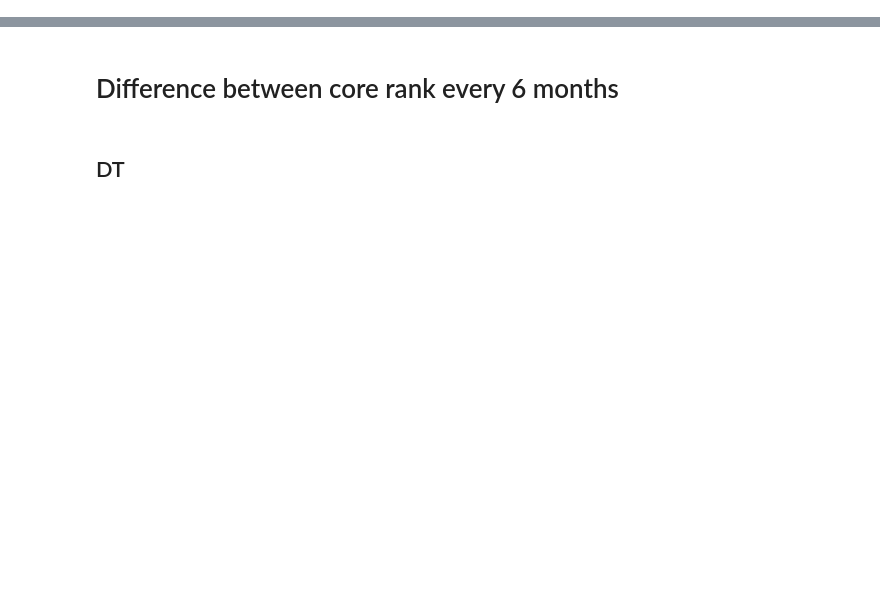
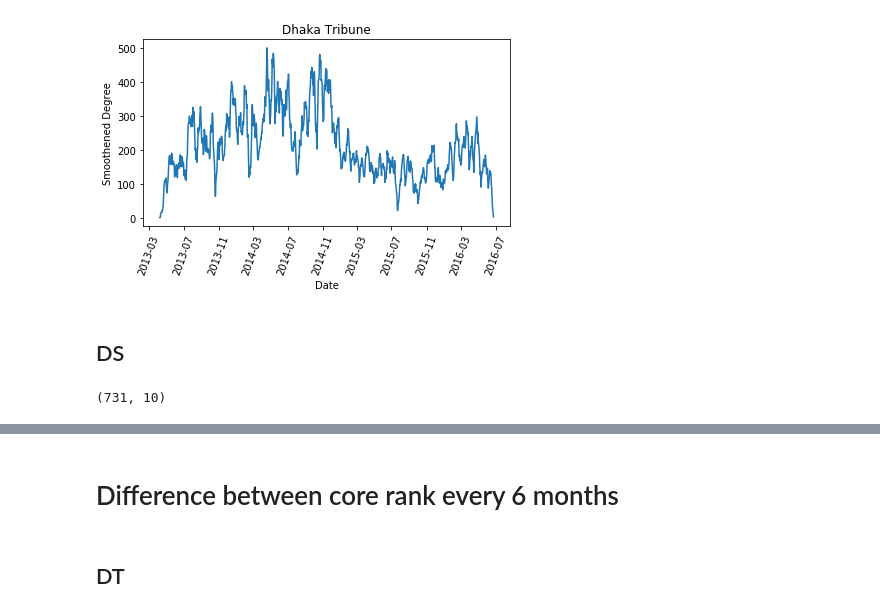
Before and after one commit to shoumikchow/Research, a Jupyter notebook: network-exploration.ipynb, the cells around one changed output, grey strips where cells are left out. Drawn from its saved outputs; the diff is of its cells as text; code cells hidden in the pictures; blank space fills up the shorter version.

```diff
--- a/network-exploration.ipynb
+++ b/network-exploration.ipynb
@@ -668,0 +135,2 @@ ml.head()
+# %%
+expiry_date = 10
@@ -668,0 +139,47 @@ ml.head()
+# %%
+df = pd.read_pickle('Data/Processed Data/Networks/DT-network.pkl')
+df['timestamp'] = df['timestamp'].apply(lambda x: x['$date'])
+df['timestamp'] = pd.to_datetime(df['timestamp'])
+df['timestamp'] = df['timestamp'].dt.date
+df = df[((df['type0'] == 'person') & (df['type1'] == 'person'))]
+# %%
+df.sort_values(by='timestamp', inplace=True)
+# %%
+subject_objects = []
+subject_objects_with_timestamps = []
+days = []
+edgeOccurencesEachDay = {}
+
+for _, row in df.iterrows():
+    date = row['timestamp']
+    subject_objects.append(tuple((row['entity0'],row['entity1'])))
+
+    for i in range(1,expiry_date+1):
+        subject_objects_with_timestamps.append(tuple((row['entity0'],row['entity1'],date)))
+
+        if date in edgeOccurencesEachDay:
+            edgeOccurencesEachDay[date] += 1
+        else:
+            edgeOccurencesEachDay[date] = 1
+            days.append(date)
+            previousDay = date
+        date = date + datetime.timedelta(days=1)
+
+
+edgeOccurencesEachDay = (collections.OrderedDict(sorted(edgeOccurencesEachDay.items())))
+counter = collections.Counter(subject_objects)
+numberOfTupleOccurences = sorted(counter.items())
+edgeOccurencesEachDay = (list(edgeOccurencesEachDay.values()))
+# %%
+plt.xticks(rotation=70)
+plt.title("Dhaka Tribune")
+plt.xlabel("Date")
+plt.ylabel("Smoothened Degree")
+plt.plot(days, edgeOccurencesEachDay)
+
+plt.tight_layout()
+plt.savefig('Figures/DT-10daysmoothened-Degree.pdf')
+# %% [output]
+[figure, added]
+# %% [markdown]
+## DS
@@ -668,0 +194,4 @@ ml.head()
+# %%
+df[df['timestamp']>parser.parse('2017-01-01').date()].shape
+# %% [output]
+(731, 10)
```
Also changed, not shown: parts of 239 cells of this notebook.
